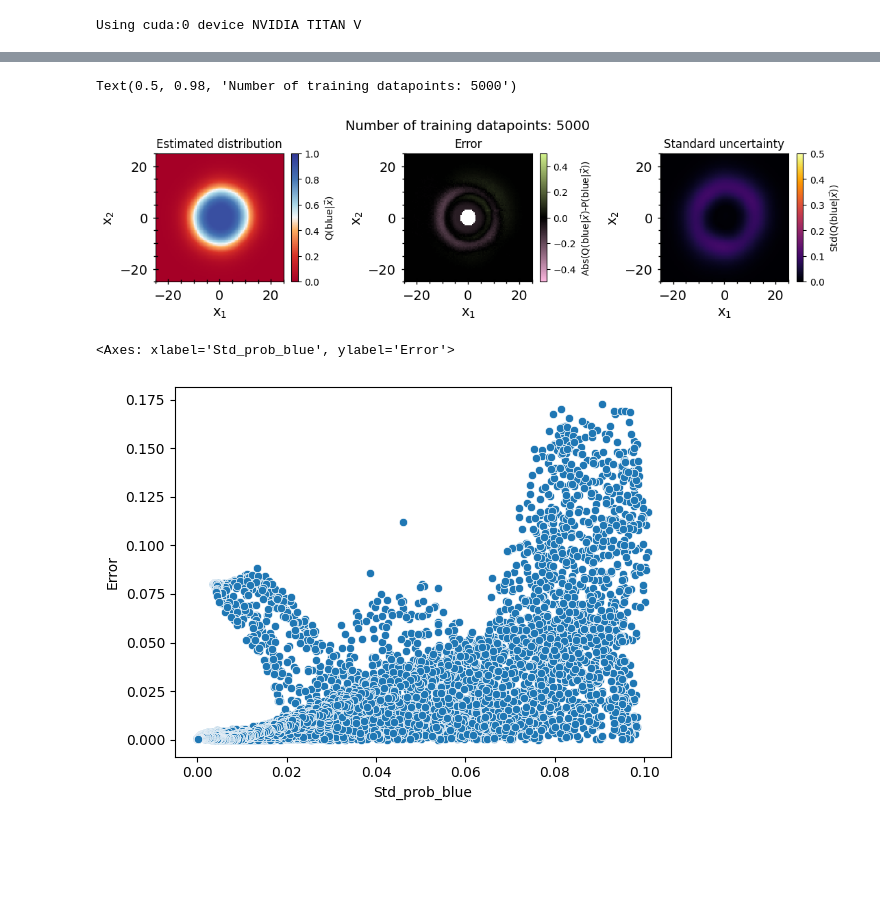
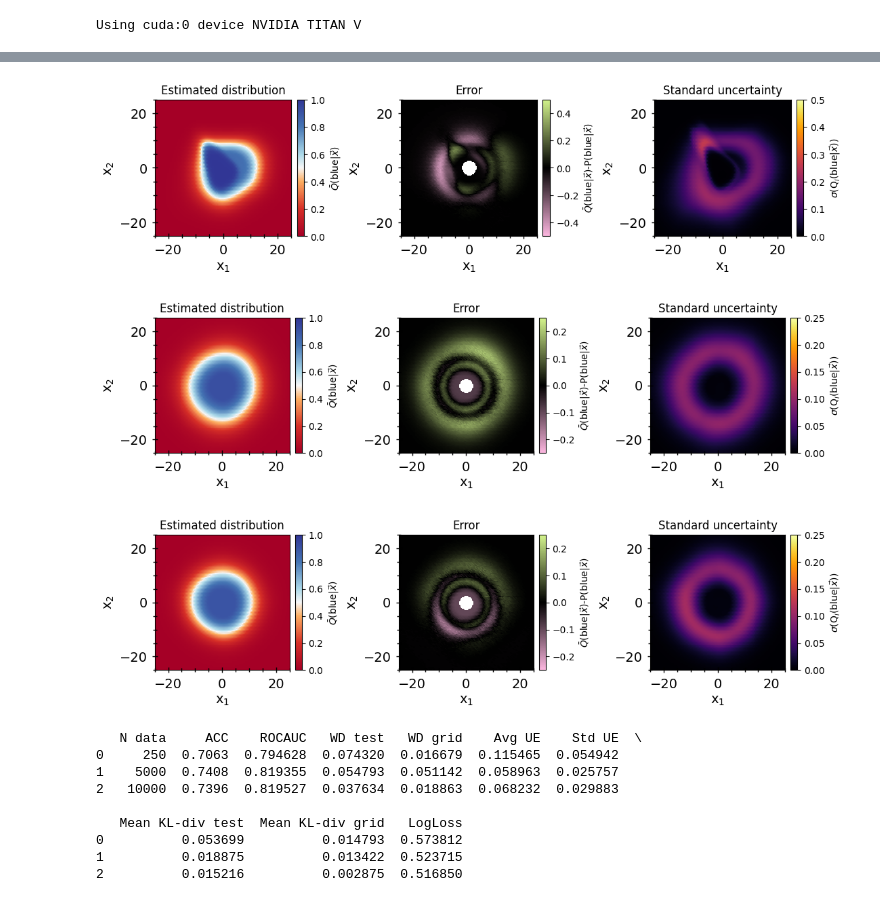
Before and after one commit to choisant/foundational-modeling, a Jupyter notebook: toy_experiment/BNN/BNN.ipynb, the cells around one changed output, grey strips where cells are left out. Drawn from its saved outputs; the diff is of its cells as text; code cells hidden in the pictures; blank space fills up the shorter version.

```diff
--- a/toy_experiment/BNN/BNN.ipynb
+++ b/toy_experiment/BNN/BNN.ipynb
@@ -219,7 +224,7 @@ Using cuda:0 device NVIDIA TITAN V
 x1_key = "x1"
 x2_key = "x2"
 patience = 70
-load_ensemble_values = True
+load_values = True
 
 #Data constants
 R2 = 3
@@ -238,14 +243,16 @@ train_n = 50000
 trainfile = f"train_n_{train_n}_{tag}"
 valfile = f"val_n_5000_{tag}"
 testfile = f"test_n_10000_{tag}"
-truthfile = f"analytical_solution_x1_x2_grid_{tag}_nxMC_100_nr1MC_50"
+truthfile = f"analytical_solution_x1_x2_grid_{tag}_nr1MC_4000"
+truthfile_test = "analytical_solution_test_n_10000_r2_3_kr7_kb3_r1min6_s1_vary_r2_False_vary_a1_False_pRed_0.5_nr1MC_8000"
 gridfile = f"x1_x2_grid"
 
 train_data = pd.read_csv(f"../data/{trainfile}.csv")
 val_data = pd.read_csv(f"../data/{valfile}.csv")
 test_data = pd.read_csv(f"../data/{testfile}.csv")
 truth_data = pd.read_csv(f"../analytical/results/{truthfile}.csv")
-truth_data = truth_data[truth_data["r_x"] > R1_min-R2]
+truth_data = truth_data[truth_data["r_x"] > R1_min-R2] # Remove undefined area
+truth_test_data = pd.read_csv(f"../analytical/results/{truthfile_test}.csv")
 grid_data = pd.read_csv(f"../data/{gridfile}.csv")
 
 #Correct analytical solution if class distribution is not equal
@@ -279,16 +286,23 @@ val_dataset = torch.utils.data.TensorDataset(X_val, Y_val)
 test_dataset = torch.utils.data.TensorDataset(X_test, Y_test)
 grid_dataset = torch.utils.data.TensorDataset(X_grid, Y_grid)
 # %%
-# n_train = 250, epochs=200, lr=0.01, batchsize=250
+# n_train = 250, epochs=250, lr=0.01, batchsize=250
 # n_train=1500, epochs=180, lr=0.01, batchsize=2**9
 # n_train = 2000, epochs=140, lr=0.05, batchsize=2**9
 # n_train = 5000, epochs=180, lr=0.01, batchsize=2**9
+# n_train = 10000, epochs=180, lr=0.01, batchsize=2**10
 
-n_data = [250, 5000]
-max_err_val = [0.5, 0.25]
-lr_list = [0.01, 0.01]
-bs_list = [250, 512]
-epochs_list = [200, 180]
+n_data = [250, 5000, 10000]
+max_err_val = [0]*len(n_data)
+for i in range(len(n_data)):
+    if n_data[i] < 1000:
+        max_err_val[i] = 0.5
+    else:
+        max_err_val[i] = 0.25
+lr_list = [0.01, 0.01, 0.01]
+bs_list = [250, 512, 1024]
+epochs_list = [1000, 180, 180]
+
 
 test_dfs = [0]*len(n_data)
 grid_dfs = [0]*len(n_data)
@@ -332,7 +346,7 @@ for i in range(len(n_data)):
         for i in range(len(n_data)):
         #val_data_ensembles = [pd.read_csv(f"predictions/{trainfile}/{valfile}_predicted_SequentialNet_{n_ensemble}ensembles_ndata-{n_data[i]}.csv") for i in range(len(n_data))]
             test_dfs[i] = pd.read_csv(f"predictions/{trainfile}/{testfile}_predicted_BNN_ndata-{n_data[i]}.csv")
-            grid_dfs[i] = pd.read_csv(f"predictions/{trainfile}/grid_{tag}_predicted__predicted_BNN_ndata-{n_data[i]}.csv")
+            grid_dfs[i] = pd.read_csv(f"predictions/{trainfile}/grid_{tag}_predicted_BNN_ndata-{n_data[i]}.csv")
 # %%
 for i in range(len(n_data)):
     fig, axs = plt.subplots(nrows = 2, ncols = 2, figsize = (8, 7), layout="constrained")
@@ -354,20 +369,25 @@ Text(0.5, 0.98, 'Number of training datapoints: 5000')
 # %%
 for i in range(len(n_data)):
     fig, axs = plt.subplots(nrows = 1, ncols = 3, figsize = (11,3), layout="constrained")
     axs[0] = plot_results(grid_dfs[i], "Est_prob_blue", axs[0], "Estimated distribution", grid=True)
     hue_norm = mpl.colors.Normalize(vmin=0, vmax=1, clip=False)
-    fig.colorbar(mpl.cm.ScalarMappable(norm=hue_norm, cmap=red_blue_cmap()), label=r"Q(blue|$\vec{x}$)", ax=axs[0])
+    fig.colorbar(mpl.cm.ScalarMappable(norm=hue_norm, cmap=red_blue_cmap()),  fraction=0.050, pad=0.04,
+                 label=r"$\bar{Q}$(blue|$\vec{x}$)", ax=axs[0])
 
     axs[1] = plot_diff(grid_dfs[i], truth_data, "Est_prob_blue", "P_blue_given_x", axs[1], r"Error", max_val=max_err_val[i])
     hue_norm = mpl.colors.Normalize(vmin=-max_err_val[i], vmax=max_err_val[i], clip=False)
-    fig.colorbar(mpl.cm.ScalarMappable(norm=hue_norm, cmap=pink_black_green_cmap()), label=r"Abs(Q(blue|$\vec{x}$)-P(blue|$\vec{x}$))", ax=axs[1])
+    fig.colorbar(mpl.cm.ScalarMappable(norm=hue_norm, cmap=pink_black_green_cmap()),  fraction=0.050, pad=0.04,
+                 label=r"$\bar{Q}$(blue|$\vec{x}$)-P(blue|$\vec{x}$)", ax=axs[1])
 
     axs[2] = plot_std(grid_dfs[i], "Std_prob_blue", axs[2], "Standard uncertainty", grid=True, max_val=max_err_val[i])
 
     hue_norm = mpl.colors.Normalize(vmin=0, vmax=max_err_val[i], clip=False)
-    fig.colorbar(mpl.cm.ScalarMappable(norm=hue_norm, cmap="inferno"), label=r"Std(Q(blue|$\vec{x}$))", ax=axs[2])
+    fig.colorbar(mpl.cm.ScalarMappable(norm=hue_norm, cmap="inferno"),  fraction=0.050, pad=0.04,
+                 label=r"$\sigma$(Q$_i$(blue|$\vec{x}$))", ax=axs[2])
 
-    fig.suptitle(f"Number of training datapoints: {n_data[i]}", fontsize=14)
+    #fig.suptitle(f"Number of training datapoints: {n_data[i]}", fontsize=14)
+    fig.savefig(f"../fig/BNN_ntrain_{n_data[i]}.pdf", format="pdf", bbox_inches='tight', dpi=350)
 # %% [output]
-Text(0.5, 0.98, 'Number of training datapoints: 5000')
-[figure, old version]
+[figure, new version]
+[figure, added]
+[figure, added]
@@ -376,6 +394,27 @@ grid_data["Error"] = abs(grid_data["Est_prob_blue"] - truth_data["P_blue_given_x
-# %%
-sn.scatterplot(grid_data, y="Error", x ="Std_prob_blue")
-# %% [output]
-<Axes: xlabel='Std_prob_blue', ylabel='Error'>
-[figure, removed]
+# %%
+keys = ["N data"]
+scores = pd.DataFrame(columns=keys)
+scores["N data"] = n_data
+n_plots = len(n_data)
+scores["ACC"] = [accuracy_score(test_dfs[i]["class"], test_dfs[i]["Prediction"], normalize=True) for i in range(n_plots)]
+scores["ROCAUC"] = [roc_auc_score(test_dfs[i]["class"], test_dfs[i]["Est_prob_blue"]) for i in range(n_plots)]
+scores["WD test"] = [wasserstein_distance(truth_test_data["P_blue_given_x"], test_dfs[i]["Est_prob_blue"]) for i in range(len(n_data))]
+scores["WD grid"] = [wasserstein_distance(truth_data["P_blue_given_x"], grid_dfs[i]["Est_prob_blue"]) for i in range(len(n_data))]
+scores["Avg UE"] = [test_dfs[i]["Std_prob_blue"].mean() for i in range(n_plots)]
+scores["Std UE"] = [test_dfs[i]["Std_prob_blue"].std() for i in range(n_plots)]
+scores["Mean KL-div test"] = [kl_div(truth_test_data["P_blue_given_x"], test_dfs[i]["Est_prob_blue"]).mean() for i in range(len(n_data))]
+scores["Mean KL-div grid"] = [kl_div(truth_data["P_blue_given_x"], grid_dfs[i]["Est_prob_blue"]).mean() for i in range(len(n_data))]
+scores["LogLoss"] = [log_loss(test_dfs[i]["class"], test_dfs[i]["Est_prob_blue"]) for i in range(len(n_data))]
+
+print(scores)
+# %% [output]
+   N data     ACC    ROCAUC   WD test   WD grid    Avg UE    Std UE  \
+0     250  0.7063  0.794628  0.074320  0.016679  0.115465  0.054942
+1    5000  0.7408  0.819355  0.054793  0.051142  0.058963  0.025757
+2   10000  0.7396  0.819527  0.037634  0.018863  0.068232  0.029883
+
+   Mean KL-div test  Mean KL-div grid   LogLoss
+0          0.053699          0.014793  0.573812
+1          0.018875          0.013422  0.523715
+2          0.015216          0.002875  0.516850
 # %%
```
Also changed, not shown: parts of 5 cells of this notebook, 46 other files.
